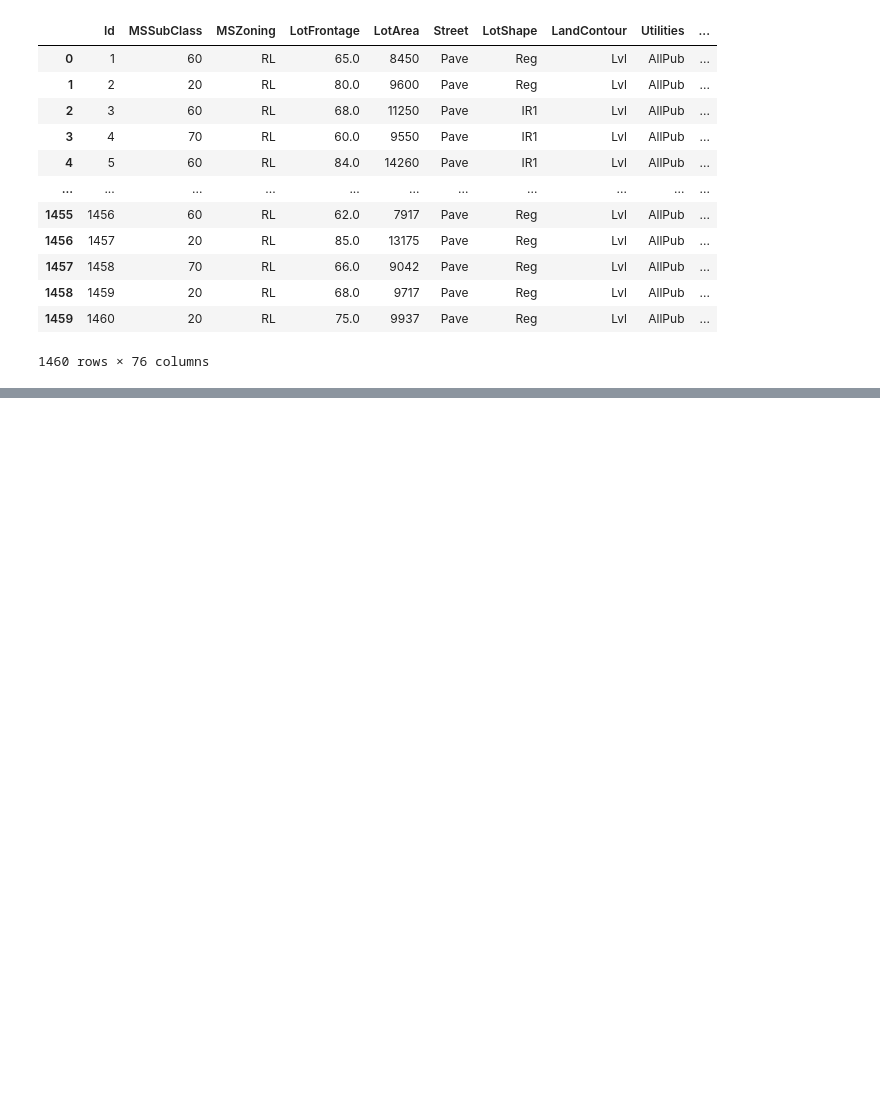
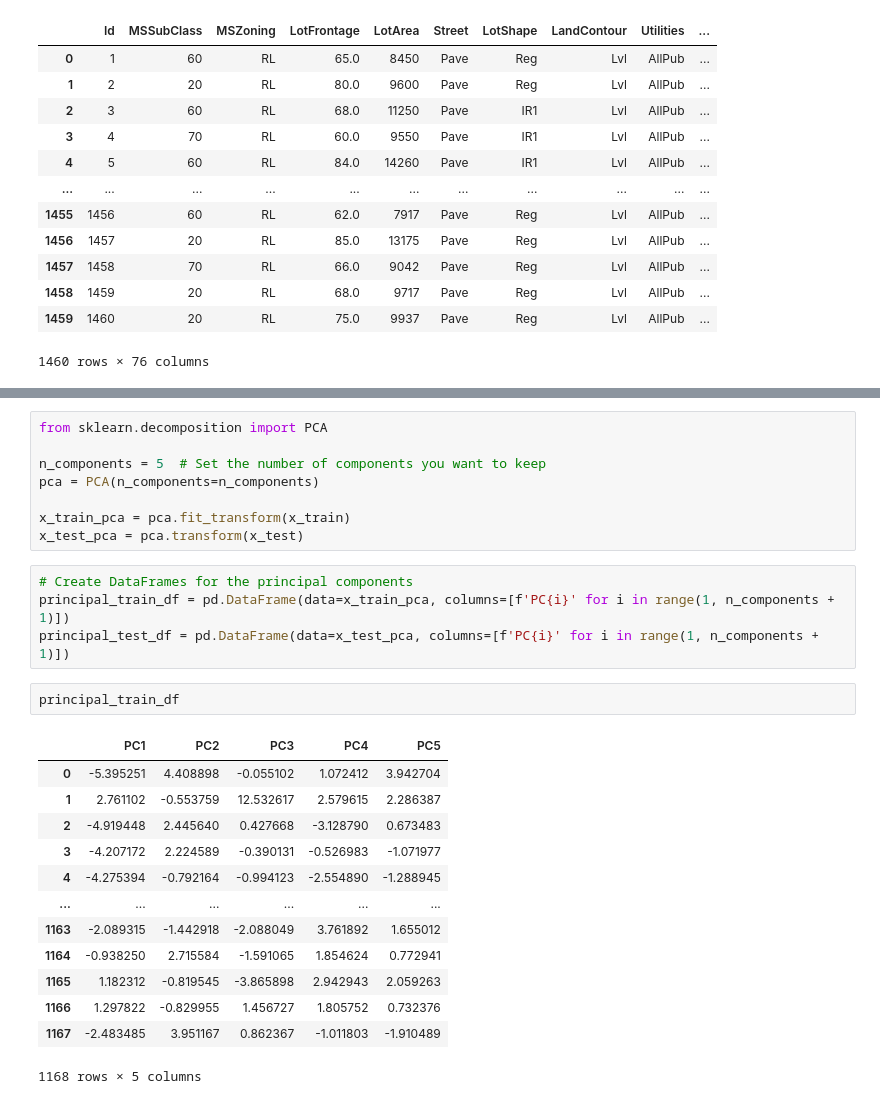
Before and after one commit to DinankSoni/ML_projects, a Jupyter notebook: House Prices Predict.ipynb, the cells around one changed output, grey strips where cells are left out. Drawn from its saved outputs; the diff is of its cells as text; blank space fills up the shorter version.

```diff
--- a/House Prices Predict.ipynb
+++ b/House Prices Predict.ipynb
@@ -548,0 +326,28 @@ dtype: int64
+# %%
+from sklearn.decomposition import PCA
+
+n_components = 5  # Set the number of components you want to keep
+pca = PCA(n_components=n_components)
+
+x_train_pca = pca.fit_transform(x_train)
+x_test_pca = pca.transform(x_test)
+# %%
+# Create DataFrames for the principal components
+principal_train_df = pd.DataFrame(data=x_train_pca, columns=[f'PC{i}' for i in range(1, n_components + 1)])
+principal_test_df = pd.DataFrame(data=x_test_pca, columns=[f'PC{i}' for i in range(1, n_components + 1)])
+# %%
+principal_train_df
+# %% [output]
+|  | PC1 | PC2 | PC3 | PC4 | PC5 |
+| 0 | -5.395251 | 4.408898 | -0.055102 | 1.072412 | 3.942704 |
+| 1 | 2.761102 | -0.553759 | 12.532617 | 2.579615 | 2.286387 |
+| 2 | -4.919448 | 2.445640 | 0.427668 | -3.128790 | 0.673483 |
+| 3 | -4.207172 | 2.224589 | -0.390131 | -0.526983 | -1.071977 |
+| 4 | -4.275394 | -0.792164 | -0.994123 | -2.554890 | -1.288945 |
+| ... | ... | ... | ... | ... | ... |
+| 1163 | -2.089315 | -1.442918 | -2.088049 | 3.761892 | 1.655012 |
+| 1164 | -0.938250 | 2.715584 | -1.591065 | 1.854624 | 0.772941 |
+| 1165 | 1.182312 | -0.819545 | -3.865898 | 2.942943 | 2.059263 |
+| 1166 | 1.297822 | -0.829955 | 1.456727 | 1.805752 | 0.732376 |
+| 1167 | -2.483485 | 3.951167 | 0.862367 | -1.011803 | -1.910489 |
+1168 rows × 5 columns
```
Also changed, not shown: parts of 56 cells of this notebook.
